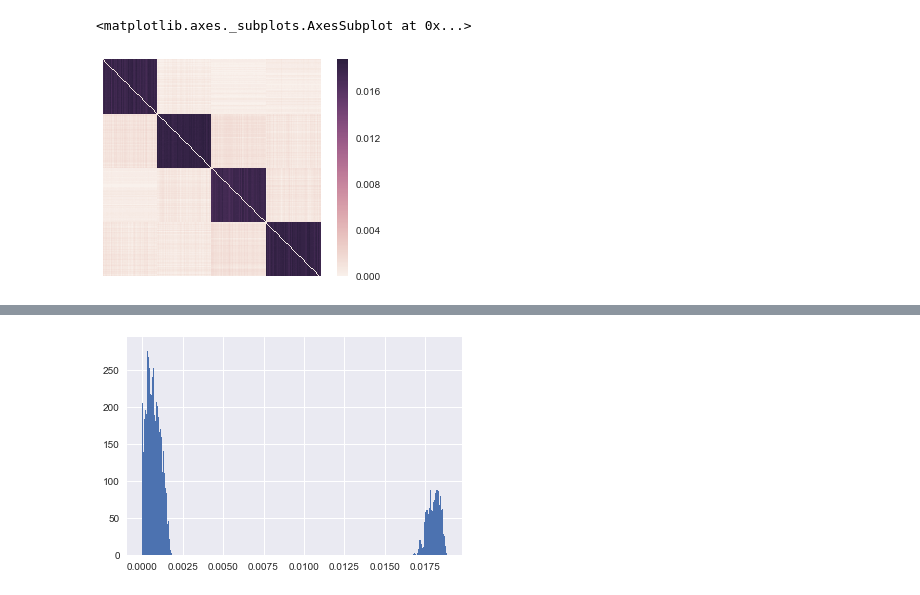
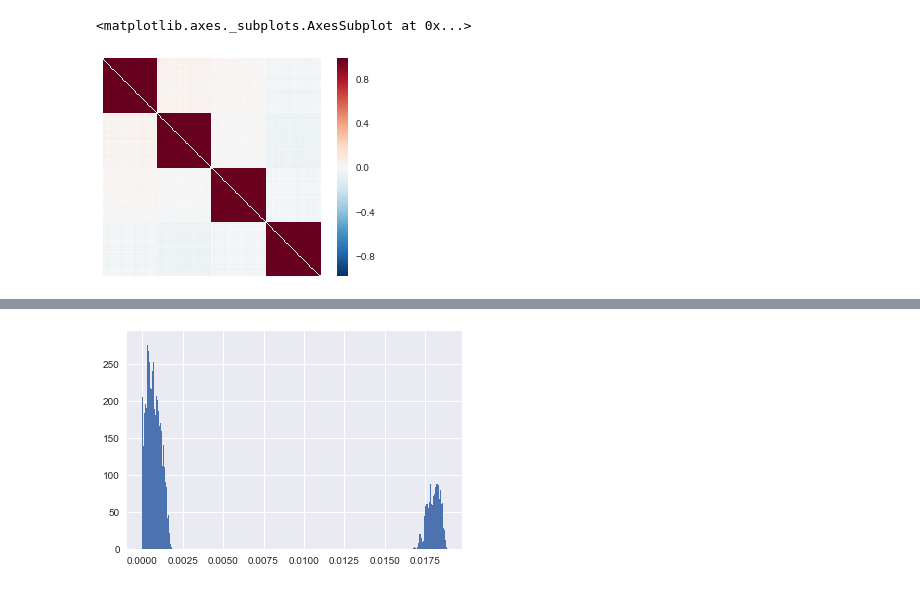
Before and after one commit to mvdoc/graphsemnet, a Jupyter notebook: notebooks/example_simulation.ipynb, the cells around one changed output, grey strips where cells are left out. Cells and saved outputs as stored; diff of their text form; code cells hidden in the pictures.

```diff
--- a/notebooks/example_simulation.ipynb
+++ b/notebooks/example_simulation.ipynb
@@ -38,4 +29,23 @@ dist_x = squareform(dist_x)[y_sort, :][:, y_sort]
-# %%
-# normalize rows and columns
-dist_x = np.apply_along_axis(rescale, 0, dist_x)
-dist_x /= dist_x.sum(axis=0)  # dist_x = dist_x / dist_x.sum(axis=0)
+# %%
+def simulate_distance_matrix(n_features, n_concepts, n_clusters, seed=4324):
+    """
+    Simulate `n_concepts` clustered in `n_clusters`, each of which has `n_features`.
+
+    Arguments
+    ---------
+    n_features : int
+    n_concepts : int
+    n_clusters : int
+    seed : int
+
+    Results
+    -------
+    dist_x : np.array (n_concepts, n_concepts)
+        a correlation matrix ordered according to the clusters
+    """
+    X, y = make_blobs(n_samples=n_concepts*n_clusters, n_features=n_features,
+                      centers=n_clusters, random_state=seed)
+    dist_x = 1. - pdist(X, metric='correlation')
+    y_sort = np.argsort(y)
+    dist_x = squareform(dist_x)[y_sort, :][:, y_sort]
+    return dist_x
@@ -41,0 +70,2 @@ dist_x /= dist_x.sum(axis=0)  # dist_x = dist_x / dist_x.sum(axis=0)
+# %%
+dist = simulate_distance_matrix(n_features, n_concepts, n_clusters)
@@ -42,5 +76,5 @@ dist_x /= dist_x.sum(axis=0)  # dist_x = dist_x / dist_x.sum(axis=0)
 # %%
-sns.heatmap(dist_x, xticklabels=False, yticklabels=False, square=True)
+sns.heatmap(dist, xticklabels=False, yticklabels=False, square=True)
 # %% [output]
 <matplotlib.axes._subplots.AxesSubplot at 0x...>
-[figure, old version]
+[figure, new version]
```
Also changed, not shown: parts of 18 cells of this notebook, 2 other files.
